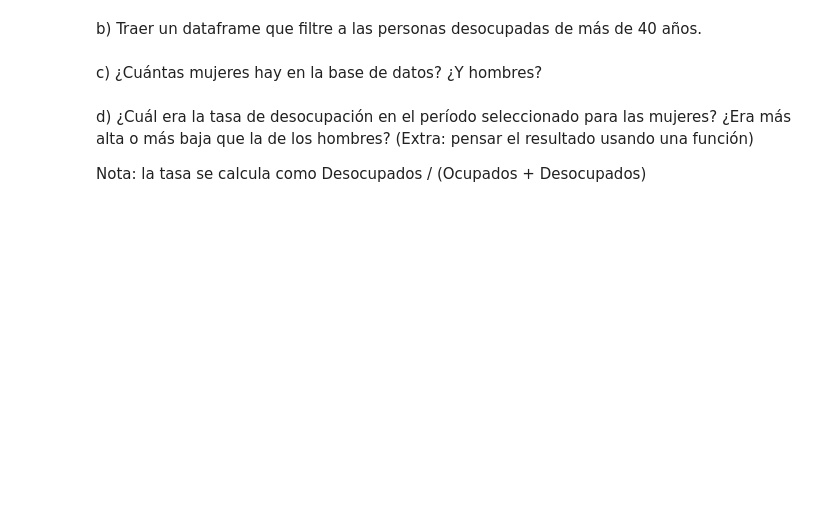
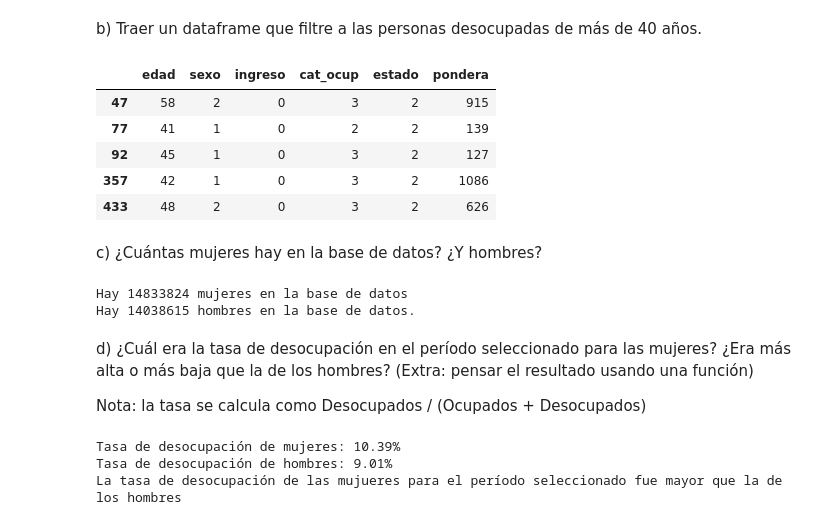
Before and after one commit to SunFanton/python-courses, a Jupyter notebook: data-science/analisis-de-datos-Humai/01_Indexing/ejercicio.ipynb, the cells around one changed output. Saved outputs shown, nothing was run; the diff lists cells and outputs as text; code cells hidden in the pictures; blank space fills up the shorter version.

```diff
--- a/data-science/analisis-de-datos-Humai/01_Indexing/ejercicio.ipynb
+++ b/data-science/analisis-de-datos-Humai/01_Indexing/ejercicio.ipynb
@@ -201,8 +212,46 @@ a) Traer un dataframe que filtre solo a las personas que tengan 21 años o menos
 # %% [markdown]
 b) Traer un dataframe que filtre a las personas desocupadas de más de 40 años.
+# %%
+df_over_40_unemployed = eph_2.query("edad > 40 & estado == 2")
+df_over_40_unemployed.head()
+# %% [output]
+|  | edad | sexo | ingreso | cat_ocup | estado | pondera |
+| 47 | 58 | 2 | 0 | 3 | 2 | 915 |
+| 77 | 41 | 1 | 0 | 2 | 2 | 139 |
+| 92 | 45 | 1 | 0 | 3 | 2 | 127 |
+| 357 | 42 | 1 | 0 | 3 | 2 | 1086 |
+| 433 | 48 | 2 | 0 | 3 | 2 | 626 |
 # %% [markdown]
 c) ¿Cuántas mujeres hay en la base de datos? ¿Y hombres?
+# %%
+cant_mujeres = eph_2.query("sexo == 2")["pondera"].sum()
+cant_hombres = eph_2.query("sexo == 1")["pondera"].sum()
+print("Hay", cant_mujeres, "mujeres en la base de datos")
+print(f"Hay {cant_hombres} hombres en la base de datos.")
+# %% [output]
+Hay 14833824 mujeres en la base de datos
+Hay 14038615 hombres en la base de datos.
 # %% [markdown]
 d) ¿Cuál era la tasa de desocupación en el período seleccionado para las mujeres? ¿Era más alta o más baja que la de los hombres? (Extra: pensar el resultado usando una función)
 
 Nota: la tasa se calcula como Desocupados / (Ocupados + Desocupados)
+# %%
+def tasa_desocupacion(sexo):
+  desocupados = eph_2.query("sexo == @sexo & estado == 2")["pondera"].sum()
+  ocupados = eph_2.query("sexo == @sexo & estado == 1")["pondera"].sum()
+  return desocupados / (ocupados + desocupados)
+
+
+tasa_desocupacion_mujeres = tasa_desocupacion(2)
+tasa_desocupacion_hombres = tasa_desocupacion(1)
+print(f"Tasa de desocupación de mujeres: {'{:.2f}%'.format(tasa_desocupacion_mujeres * 100)}")
+print(f"Tasa de desocupación de hombres: {'{:.2f}%'.format(tasa_desocupacion_hombres * 100)}")
+
+if tasa_desocupacion_mujeres > tasa_desocupacion_hombres:
+  print("La tasa de desocupación de las mujeres para el período seleccionado fue mayor que la de los hombres")
+else:
+  print("La tasa de desocupación de los hombres para el período seleccionado fue mayor que la de las mujeres")
+# %% [output]
+Tasa de desocupación de mujeres: 10.39%
+Tasa de desocupación de hombres: 9.01%
+La tasa de desocupación de las mujueres para el período seleccionado fue mayor que la de los hombres
```
Also changed, not shown: parts of 4 cells of this notebook.
